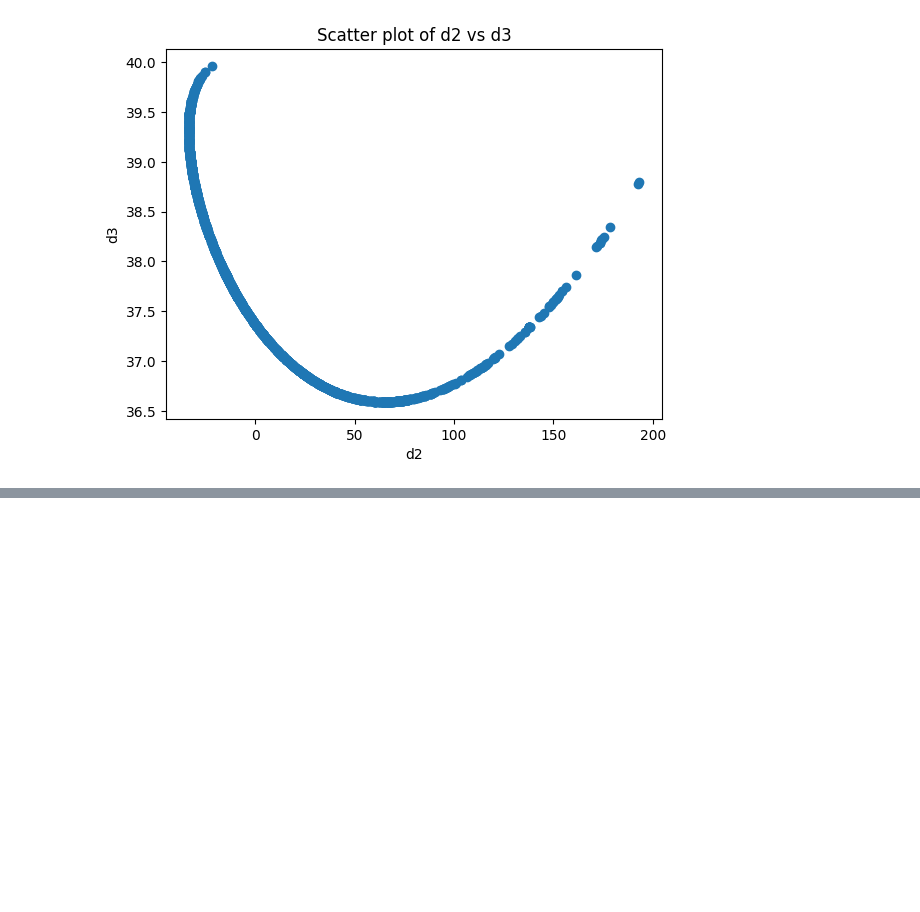
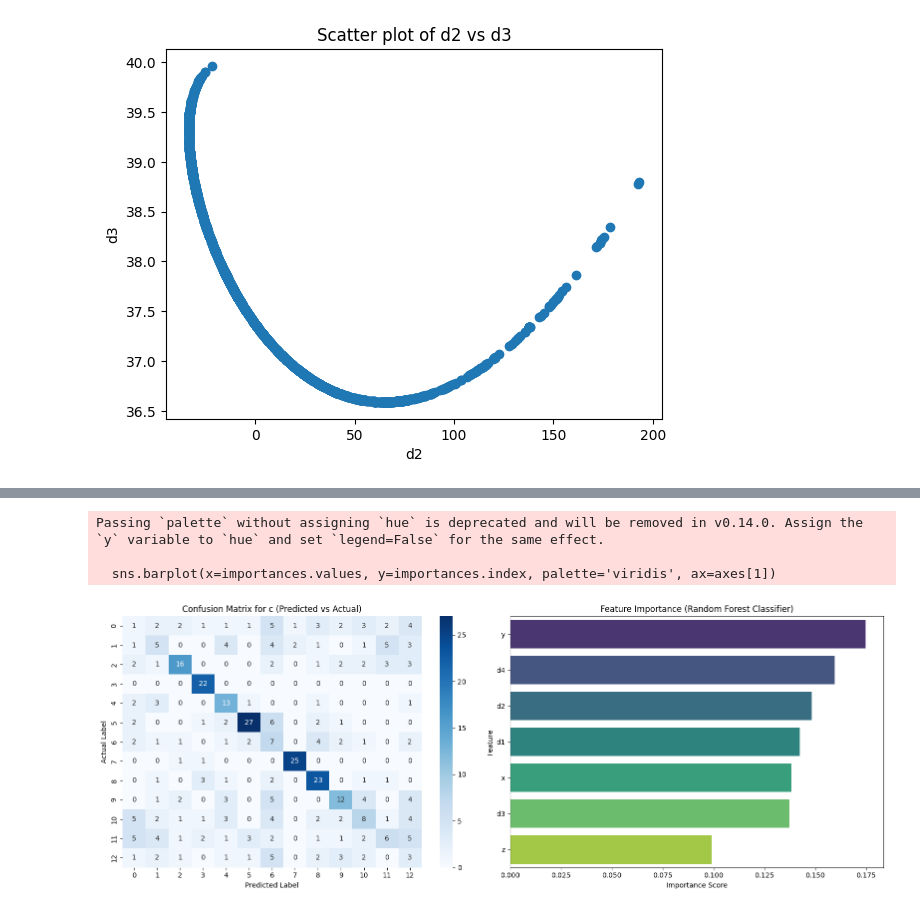
Before and after one commit to odehamer/cs577_assignment4, a Jupyter notebook: assignment4-2.ipynb, the cells around one changed output, grey strips where cells are left out. Drawn from its saved outputs; the diff is of its cells as text; code cells hidden in the pictures; blank space fills up the shorter version.

```diff
--- a/assignment4-2.ipynb
+++ b/assignment4-2.ipynb
@@ -145,0 +237,32 @@ plt.show()
+# %%
+#predictions
+y_pred = model.predict(X_test)
+
+#  confusion matrix
+cm = confusion_matrix(y_test, y_pred)
+
+# Feature importance
+importances = pd.Series(model.feature_importances_, index=X.columns).sort_values(ascending=False)
+
+# visualization of graphs next to each other
+fig, axes = plt.subplots(1, 2, figsize=(16, 6))
+
+# Confusion Matrix
+sns.heatmap(cm, annot=True, fmt='d', cmap='Blues', ax=axes[0])
+axes[0].set_title("Confusion Matrix for c (Predicted vs Actual)")
+axes[0].set_xlabel("Predicted Label")
+axes[0].set_ylabel("Actual Label")
+
+# Feature Importance
+sns.barplot(x=importances.values, y=importances.index, palette='viridis', ax=axes[1])
+axes[1].set_title("Feature Importance (Random Forest Classifier)")
+axes[1].set_xlabel("Importance Score")
+axes[1].set_ylabel("Feature")
+
+plt.tight_layout()
+plt.show()
+# %% [output]
+Passing `palette` without assigning `hue` is deprecated and will be removed in v0.14.0. Assign the `y` variable to `hue` and set `legend=False` for the same effect.
+
+  sns.barplot(x=importances.values, y=importances.index, palette='viridis', ax=axes[1])
+[figure, added]
```
Also changed, not shown: parts of 6 cells of this notebook, 1 other file.
